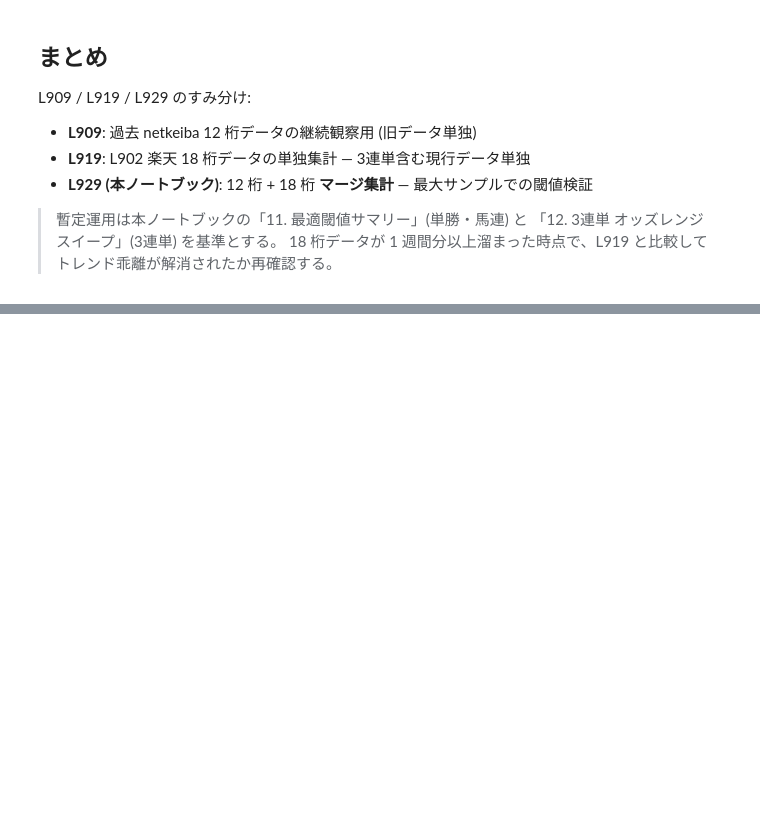
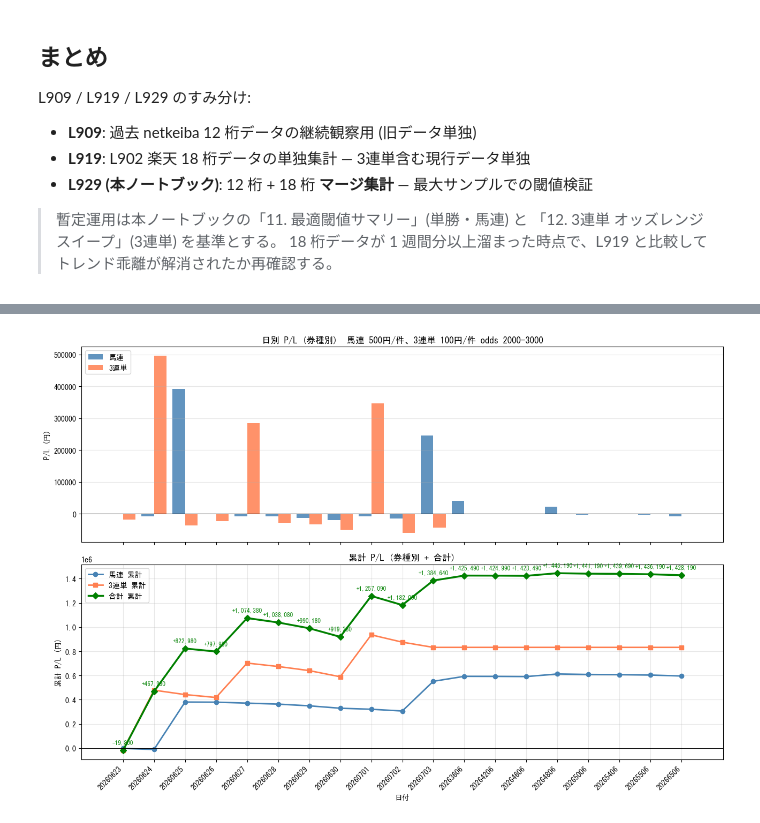
Before and after one commit to jmorita/nar, a Jupyter notebook: notebooks/#L929_odds_analysis_merged_v01.ipynb, the cells around one changed output, grey strips where cells are left out. Drawn from its saved outputs; the diff is of its cells as text; code cells hidden in the pictures; blank space fills up the shorter version.

```diff
--- a/notebooks/#L929_odds_analysis_merged_v01.ipynb
+++ b/notebooks/#L929_odds_analysis_merged_v01.ipynb
@@ -907,0 +1615,60 @@ L909 / L919 / L929 のすみ分け:
+# %%
+# ════════════════════════════════════════════════════════════
+# 日別 P/L グラフ (券種別 bar + 累計線)
+# ════════════════════════════════════════════════════════════
+import matplotlib.pyplot as plt
+import matplotlib
+# Windows 日本語フォント (MS Gothic) — 環境に合わせて変更可
+try:
+    matplotlib.rcParams['font.family'] = 'MS Gothic'
+except Exception:
+    pass
+matplotlib.rcParams['axes.unicode_minus'] = False
+
+# pivot: index=race_date, columns=券種, values=pl
+pivot_pl = pd.DataFrame({
+    '馬連':   daily_uma[('馬連', 'pl')],
+    '3連単':  daily_san[('3連単', 'pl')],
+}).fillna(0).astype(int)
+pivot_pl['合計'] = pivot_pl['馬連'] + pivot_pl['3連単']
+
+fig, axes = plt.subplots(2, 1, figsize=(13, 9), sharex=True)
+
+# (1) 日別 P/L bar (券種別 並列)
+ax = axes[0]
+x = range(len(pivot_pl))
+w = 0.4
+ax.bar([i - w/2 for i in x], pivot_pl['馬連'],  width=w, label='馬連',  color='steelblue', alpha=0.85)
+ax.bar([i + w/2 for i in x], pivot_pl['3連単'], width=w, label='3連単', color='coral',     alpha=0.85)
+ax.axhline(0, color='black', linewidth=0.7)
+ax.set_title(f'日別 P/L (券種別)  馬連 {UMA_STAKE}円/件、3連単 {SAN_STAKE}円/件 odds {int(SAN_LO)}-{int(SAN_HI)}')
+ax.set_ylabel('P/L (円)')
+ax.set_xticks(list(x))
+ax.set_xticklabels(pivot_pl.index, rotation=45, ha='right')
+ax.grid(True, alpha=0.3, axis='y')
+ax.legend(loc='upper left')
+
+# (2) 累計 P/L line
+ax = axes[1]
+pivot_cum = pivot_pl.cumsum()
+ax.plot(range(len(pivot_cum)), pivot_cum['馬連'],   marker='o', label='馬連 累計',  color='steelblue', linewidth=2)
+ax.plot(range(len(pivot_cum)), pivot_cum['3連単'],  marker='s', label='3連単 累計', color='coral',     linewidth=2)
+ax.plot(range(len(pivot_cum)), pivot_cum['合計'],   marker='D', label='合計 累計',  color='green',     linewidth=2.5)
+ax.axhline(0, color='black', linewidth=0.7)
+ax.set_title('累計 P/L (券種別 + 合計)')
+ax.set_ylabel('累計 P/L (円)')
+ax.set_xlabel('日付')
+ax.set_xticks(list(range(len(pivot_cum))))
+ax.set_xticklabels(pivot_cum.index, rotation=45, ha='right')
+ax.grid(True, alpha=0.3)
+ax.legend(loc='upper left')
+
+# 各 marker に金額を表示
+for i, (d, v) in enumerate(pivot_cum['合計'].items()):
+    ax.annotate(f'{int(v):+,}', (i, v), textcoords='offset points', xytext=(0, 8),
+                ha='center', fontsize=8, color='green')
+
+plt.tight_layout()
+plt.show()
+# %% [output]
+[figure, added]
```
Also changed, not shown: parts of 20 cells of this notebook, 3 other files.
